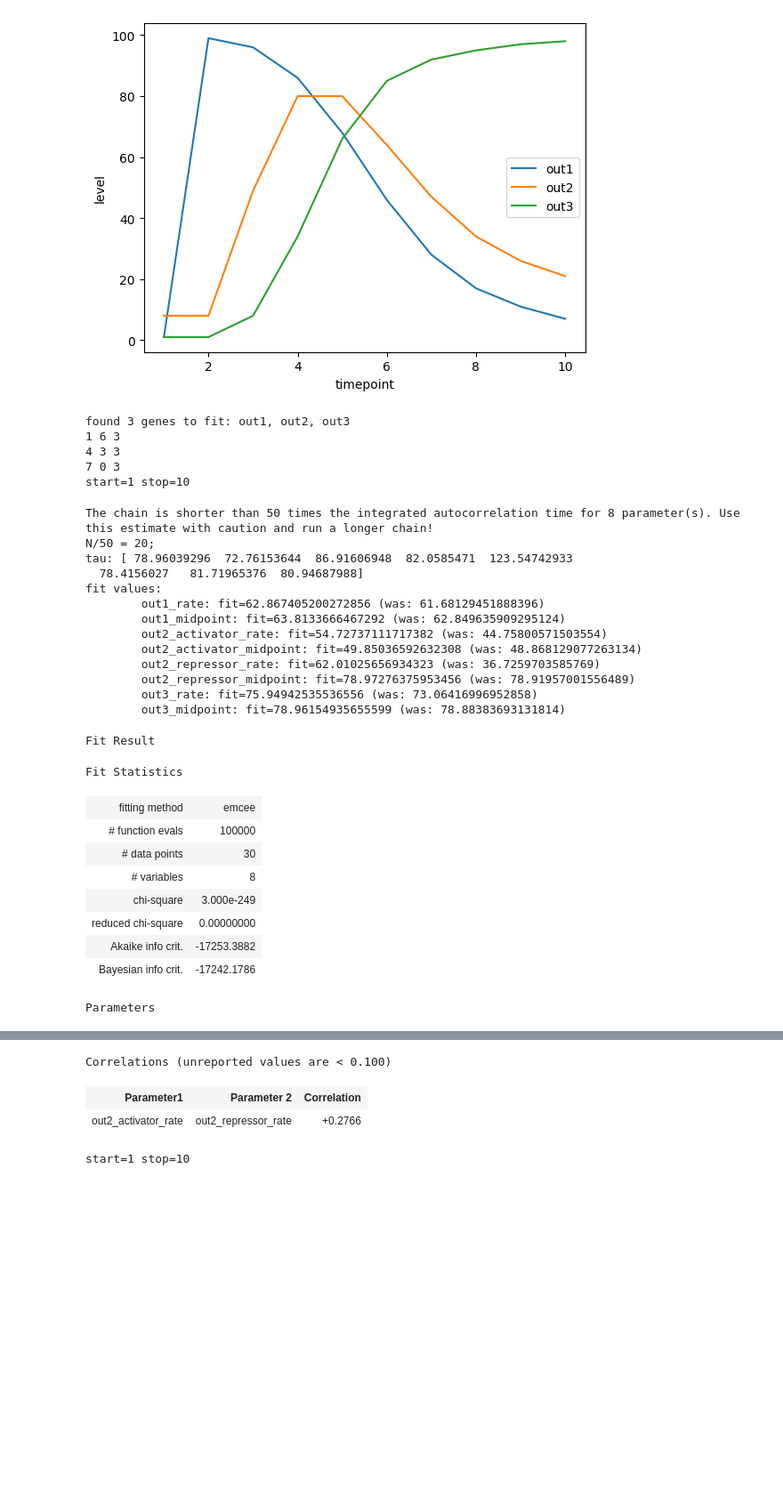
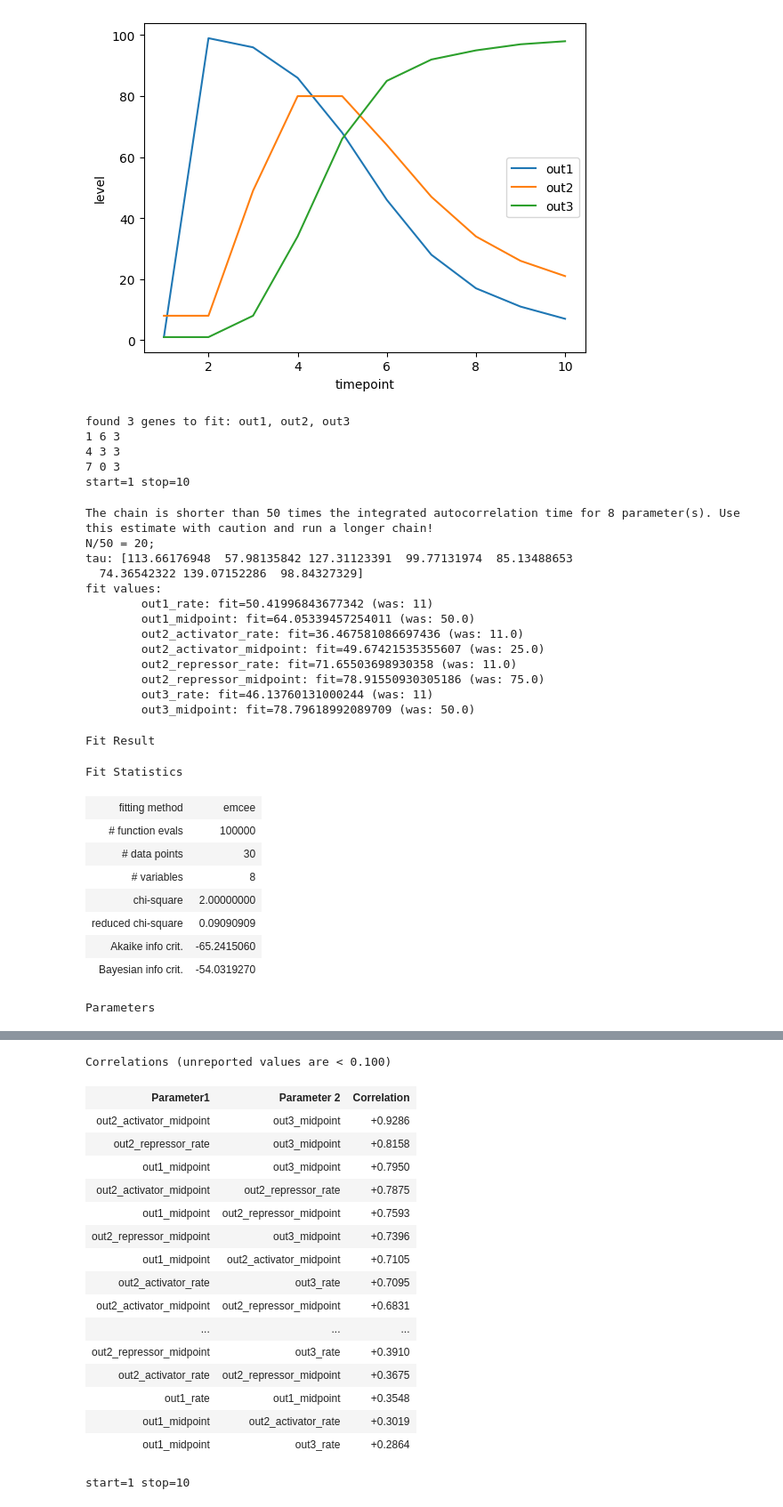
Before and after one commit to dinkum-bio/dinkum, a Jupyter notebook: notebooks/7-fit-functions.ipynb, the cells around one changed output, grey strips where cells are left out. Shown at 89% size. Saved outputs shown, nothing was run; the diff lists cells and outputs as text; code cells hidden in the pictures; blank space fills up the shorter version.

```diff
--- a/notebooks/7-fit-functions.ipynb
+++ b/notebooks/7-fit-functions.ipynb
@@ -48,11 +49,11 @@ Text(0, 0.5, 'level')
 [figure]
 # %%
 # our desired pattern of expression over time:
-out1_goal = vfg2.GeneTimecourse(values=[1, 1, 1], start_time=2, tissue=m)
-out2_goal = vfg2.GeneTimecourse(values=[1, 1, 1], start_time=5, tissue=m)
-out3_goal = vfg2.GeneTimecourse(values=[1, 1, 1], start_time=8, tissue=m)
+out1_goal = GeneTimecourse(values=[1, 1, 1], start_time=2, tissue=m)
+out2_goal = GeneTimecourse(values=[1, 1, 1], start_time=5, tissue=m)
+out3_goal = GeneTimecourse(values=[1, 1, 1], start_time=8, tissue=m)
 # %%
-vfg2.run_lmfit2(1, 10, out1=out1_goal, out2=out2_goal, out3=out3_goal, method='emcee')
+vfg.run_lmfit2(1, 10, out1=out1_goal, out2=out2_goal, out3=out3_goal, method='emcee')
 # %% [output]
 found 3 genes to fit: out1, out2, out3
 1 6 3
@@ -61,26 +62,26 @@ found 3 genes to fit: out1, out2, out3
 start=1 stop=10
 The chain is shorter than 50 times the integrated autocorrelation time for 8 parameter(s). Use this estimate with caution and run a longer chain!
 N/50 = 20;
-tau: [ 78.96039296  72.76153644  86.91606948  82.0585471  123.54742933
-  78.4156027   81.71965376  80.94687988]
+tau: [113.66176948  57.98135842 127.31123391  99.77131974  85.13488653
+  74.36542322 139.07152286  98.84327329]
 fit values:
-        out1_rate: fit=62.867405200272856 (was: 61.68129451888396)
-        out1_midpoint: fit=63.8133666467292 (was: 62.849635909295124)
-        out2_activator_rate: fit=54.72737111717382 (was: 44.75800571503554)
-        out2_activator_midpoint: fit=49.85036592632308 (was: 48.868129077263134)
-        out2_repressor_rate: fit=62.01025656934323 (was: 36.7259703585769)
-        out2_repressor_midpoint: fit=78.97276375953456 (was: 78.91957001556489)
-        out3_rate: fit=75.94942535536556 (was: 73.06416996952858)
-        out3_midpoint: fit=78.96154935655599 (was: 78.88383693131814)
+        out1_rate: fit=50.41996843677342 (was: 11)
+        out1_midpoint: fit=64.05339457254011 (was: 50.0)
+        out2_activator_rate: fit=36.467581086697436 (was: 11.0)
+        out2_activator_midpoint: fit=49.67421535355607 (was: 25.0)
+        out2_repressor_rate: fit=71.65503698930358 (was: 11.0)
+        out2_repressor_midpoint: fit=78.91550930305186 (was: 75.0)
+        out3_rate: fit=46.13760131000244 (was: 11)
+        out3_midpoint: fit=78.79618992089709 (was: 50.0)
 Fit Result
 Fit Statistics
 | fitting method | emcee |
 | # function evals | 100000 |
 | # data points | 30 |
 | # variables | 8 |
-| chi-square | 3.000e-249 |
-| reduced chi-square | 0.00000000 |
-| Akaike info crit. | -17253.3882 |
-| Bayesian info crit. | -17242.1786 |
+| chi-square | 2.00000000 |
+| reduced chi-square | 0.09090909 |
+| Akaike info crit. | -65.2415060 |
+| Bayesian info crit. | -54.0319270 |
 Parameters
 | name | value | standard error | relative error | initial value | min | max | vary | brute step |
@@ -95,6 +96,20 @@ Parameters
 Correlations (unreported values are < 0.100)
 | Parameter1 | Parameter 2 | Correlation |
-| out2_activator_rate | out2_repressor_rate | +0.2766 |
+| out2_activator_midpoint | out3_midpoint | +0.9286 |
+| out2_repressor_rate | out3_midpoint | +0.8158 |
+| out1_midpoint | out3_midpoint | +0.7950 |
+| out2_activator_midpoint | out2_repressor_rate | +0.7875 |
+| out1_midpoint | out2_repressor_midpoint | +0.7593 |
+| out2_repressor_midpoint | out3_midpoint | +0.7396 |
+| out1_midpoint | out2_activator_midpoint | +0.7105 |
+| out2_activator_rate | out3_rate | +0.7095 |
+| out2_activator_midpoint | out2_repressor_midpoint | +0.6831 |
+| ... | ... | ... |
+| out2_repressor_midpoint | out3_rate | +0.3910 |
+| out2_activator_rate | out2_repressor_midpoint | +0.3675 |
+| out1_rate | out1_midpoint | +0.3548 |
+| out1_midpoint | out2_activator_rate | +0.3019 |
+| out1_midpoint | out3_rate | +0.2864 |
 # %%
 display_fn, conc_df, active_df = dinkum.run_and_display_df(start=1, stop=10, gene_names=gene_names)
 display_fn
```
Also changed, not shown: parts of 4 cells of this notebook, 1 other file.
